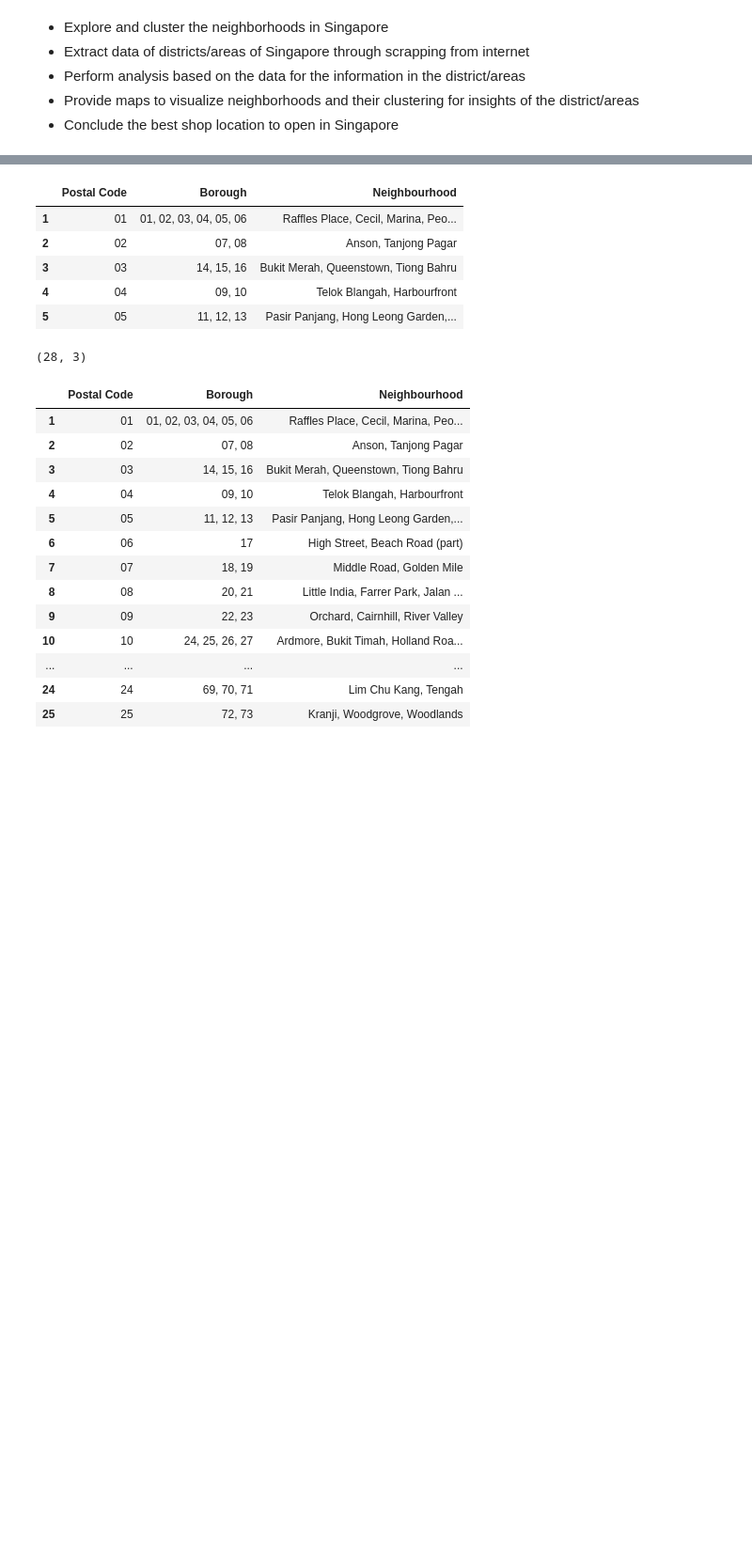
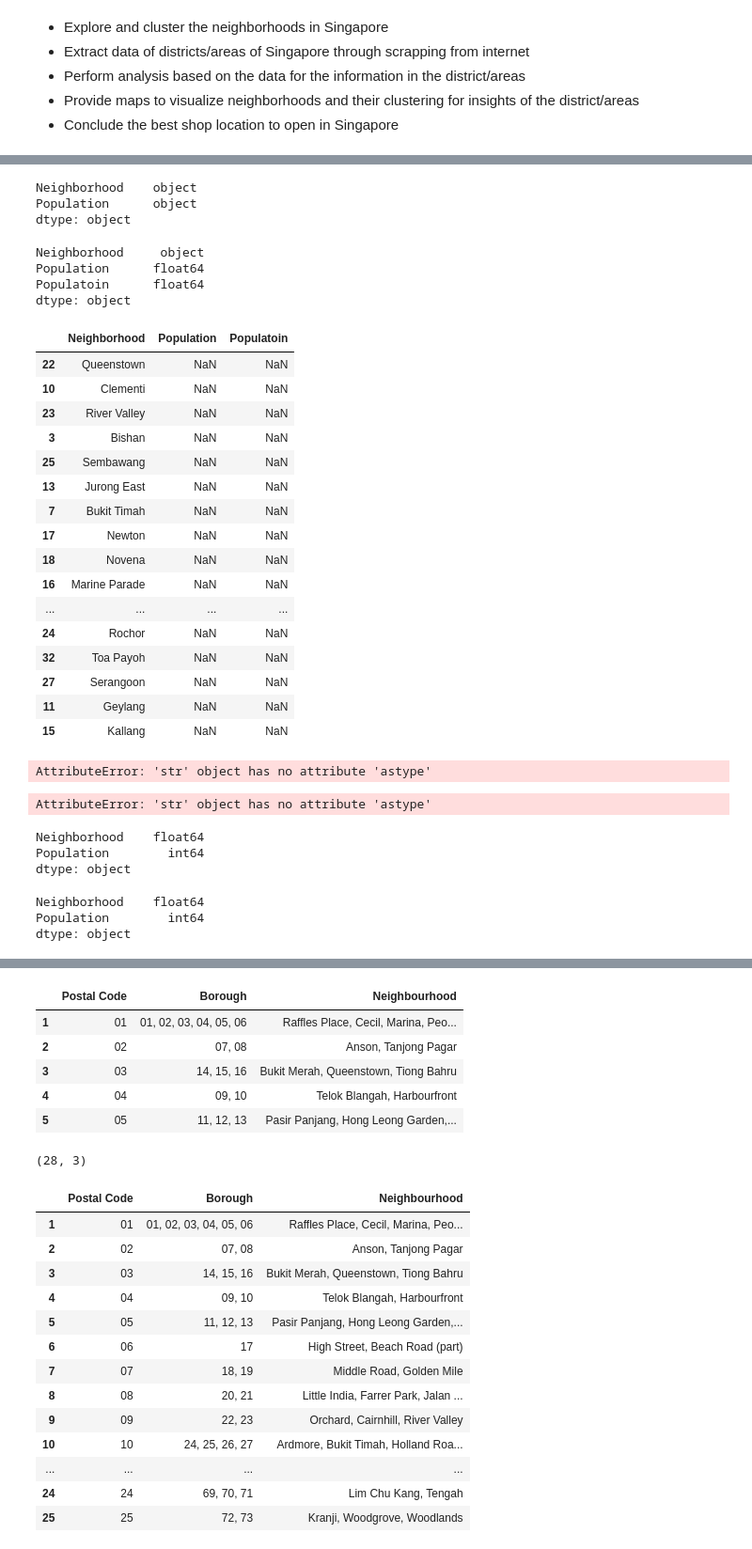
Before and after one commit to b3n12/Coursera_Capstone, a Jupyter notebook: Open Coffee Shop in Singapore - Part 3.ipynb, the cells around one changed output, grey strips where cells are left out. Shown: that part at 94% size. Saved outputs shown, nothing was run; the diff lists cells and outputs as text; code cells hidden in the pictures; blank space fills up the shorter version.

```diff
--- a/Open Coffee Shop in Singapore - Part 3.ipynb
+++ b/Open Coffee Shop in Singapore - Part 3.ipynb
@@ -106,0 +100,6 @@ memory usage: 896.0+ bytes
+# %%
+df.rename(columns={0:"Drop1", 1:"Neighborhood", 2:"Drop2", 3:"Drop3", 4:"Drop4", 5:"Drop5", 6:"Population", 7:"Drop6", 8:"Drop7"}, inplace=True)
+df.drop(['Drop1', 'Drop2', 'Drop3', 'Drop4', 'Drop5', 'Drop6', 'Drop7'], axis=1, inplace=True)
+df.drop([0], axis=0)
+df.drop([0], axis=0, inplace=True)
+df
@@ -106,0 +124,3 @@ memory usage: 896.0+ bytes
+# %%
+df.sort_values(by=['Population'], ascending=False, inplace=True)
+df
@@ -106,0 +145,4 @@ memory usage: 896.0+ bytes
+# %%
+# Get the Top 10 most populous neighborhoods
+df.drop([22,10,23,3,25,13,7,17,18,16,31,19,29,28,8,5,20,4,6,24,32,27,11,15], axis=0, inplace=True)
+df
@@ -106,0 +161,56 @@ memory usage: 896.0+ bytes
+# %%
+df.dtypes
+# %% [output]
+Neighborhood    object
+Population      object
+dtype: object
+# %%
+df[["Population"]] = df[["Population"]].apply(pd.to_numeric, errors='coerce')
+df.dtypes
+# %% [output]
+Neighborhood     object
+Population      float64
+Populatoin      float64
+dtype: object
+# %%
+df
+# %% [output]
+|  | Neighborhood | Population | Populatoin |
+| 22 | Queenstown | NaN | NaN |
+| 10 | Clementi | NaN | NaN |
+| 23 | River Valley | NaN | NaN |
+| 3 | Bishan | NaN | NaN |
+| 25 | Sembawang | NaN | NaN |
+| 13 | Jurong East | NaN | NaN |
+| 7 | Bukit Timah | NaN | NaN |
+| 17 | Newton | NaN | NaN |
+| 18 | Novena | NaN | NaN |
+| 16 | Marine Parade | NaN | NaN |
+| ... | ... | ... | ... |
+| 24 | Rochor | NaN | NaN |
+| 32 | Toa Payoh | NaN | NaN |
+| 27 | Serangoon | NaN | NaN |
+| 11 | Geylang | NaN | NaN |
+| 15 | Kallang | NaN | NaN |
+# %%
+df['Population'] = df['Population'].apply(lambda x: pd.to_numeric(x.astype(object).str.replace(',',''), errors='coerce'))
+df.dtypes
+# %% [output]
+AttributeError: 'str' object has no attribute 'astype'
+# %%
+df['Population'] = df['Population'].apply(lambda x: pd.to_numeric(x.astype(str).str.replace(',',''), errors='coerce'))
+# %% [output]
+AttributeError: 'str' object has no attribute 'astype'
+# %%
+df1.dtypes
+# %% [output]
+Neighborhood    float64
+Population        int64
+dtype: object
+# %%
+pd.to_numeric(df1['Population'])
+df1.dtypes
+# %% [output]
+Neighborhood    float64
+Population        int64
+dtype: object
```
Also changed, not shown: parts of 17 cells of this notebook.
